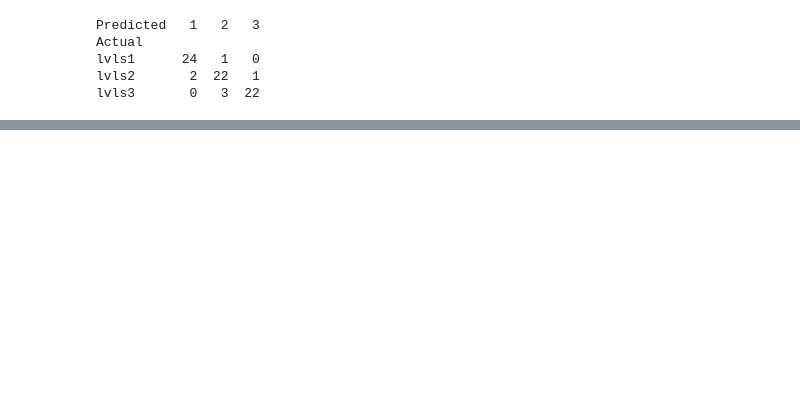
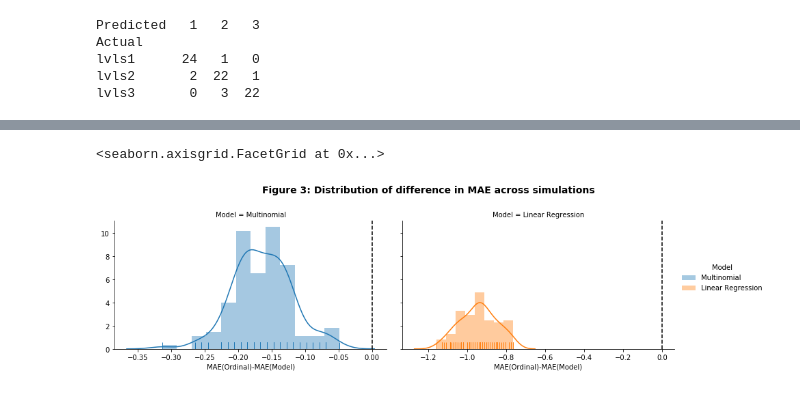
Before and after one commit to erikdrysdale/erikdrysdale.github.io, a Jupyter notebook: _rmd/extra_ordinal/ordinal_regression.ipynb, the cells around one changed output, grey strips where cells are left out. Saved outputs shown, nothing was run; the diff lists cells and outputs as text; code cells hidden in the pictures; blank space fills up the shorter version.

Commit message:
ordinal model

```diff
--- a/_rmd/extra_ordinal/ordinal_regression.ipynb
+++ b/_rmd/extra_ordinal/ordinal_regression.ipynb
@@ -279,0 +336,14 @@ Words
+# %%
+df_diff = pd.concat(holder).melt('ord').assign(d_ord = lambda x: x.ord - x.value).rename(columns={'variable':'Model'})
+df_diff = df_diff.assign(Model = lambda x: x.Model.map(di_lbls))
+g = sns.FacetGrid(df_diff,hue='Model',col='Model',height=4,aspect=1.5,sharex=False)
+g.map(sns.distplot,'d_ord',rug=True)
+for ax in g.axes.flat:
+  ax.axvline(x=0,linestyle='--',c='black')
+g.add_legend()
+g.fig.suptitle(t='Figure 3: Distribution of difference in MAE across simulations',size=14,weight='bold')
+g.fig.subplots_adjust(top=0.8)
+g.set_xlabels('MAE(Ordinal)-MAE(Model)')
+# %% [output]
+<seaborn.axisgrid.FacetGrid at 0x...>
+[figure, added]
```
Also changed, not shown: parts of 14 cells of this notebook, 4 other files.
